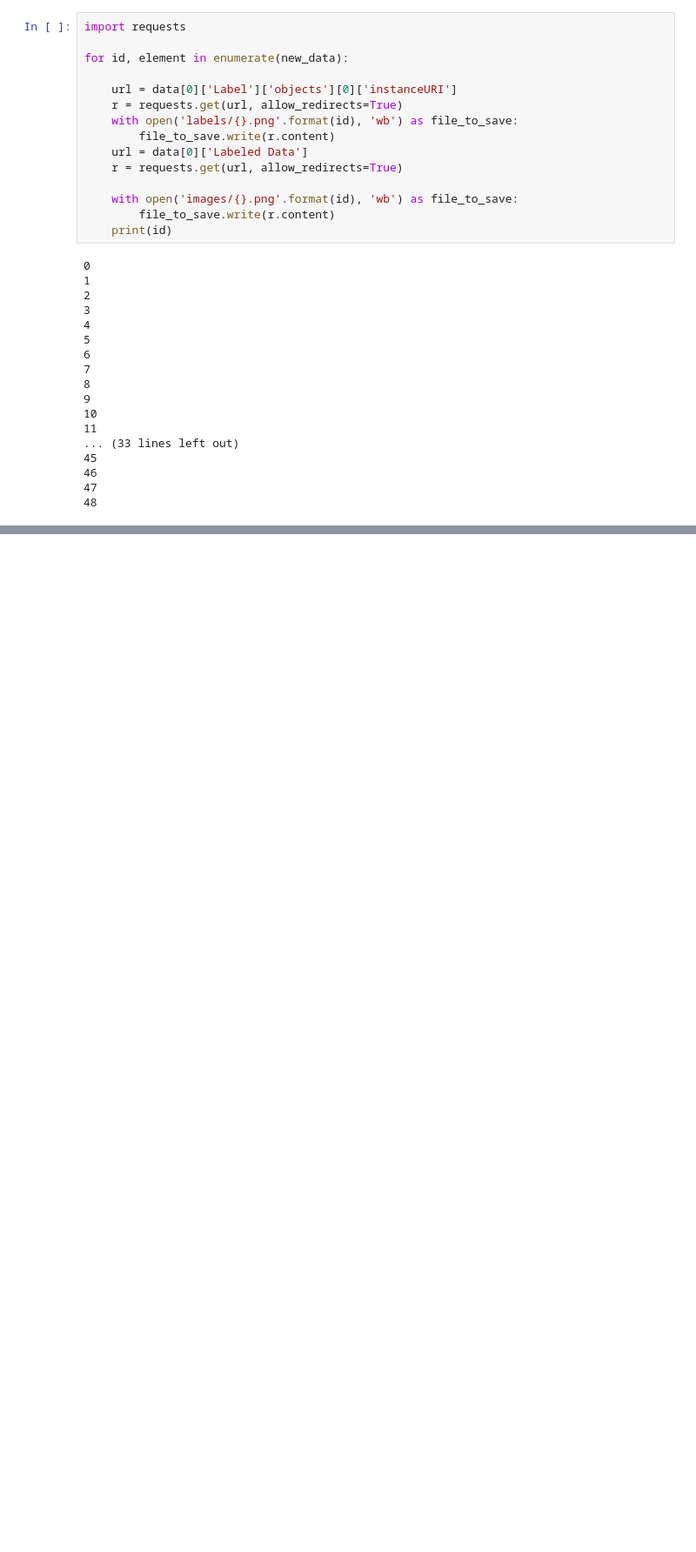
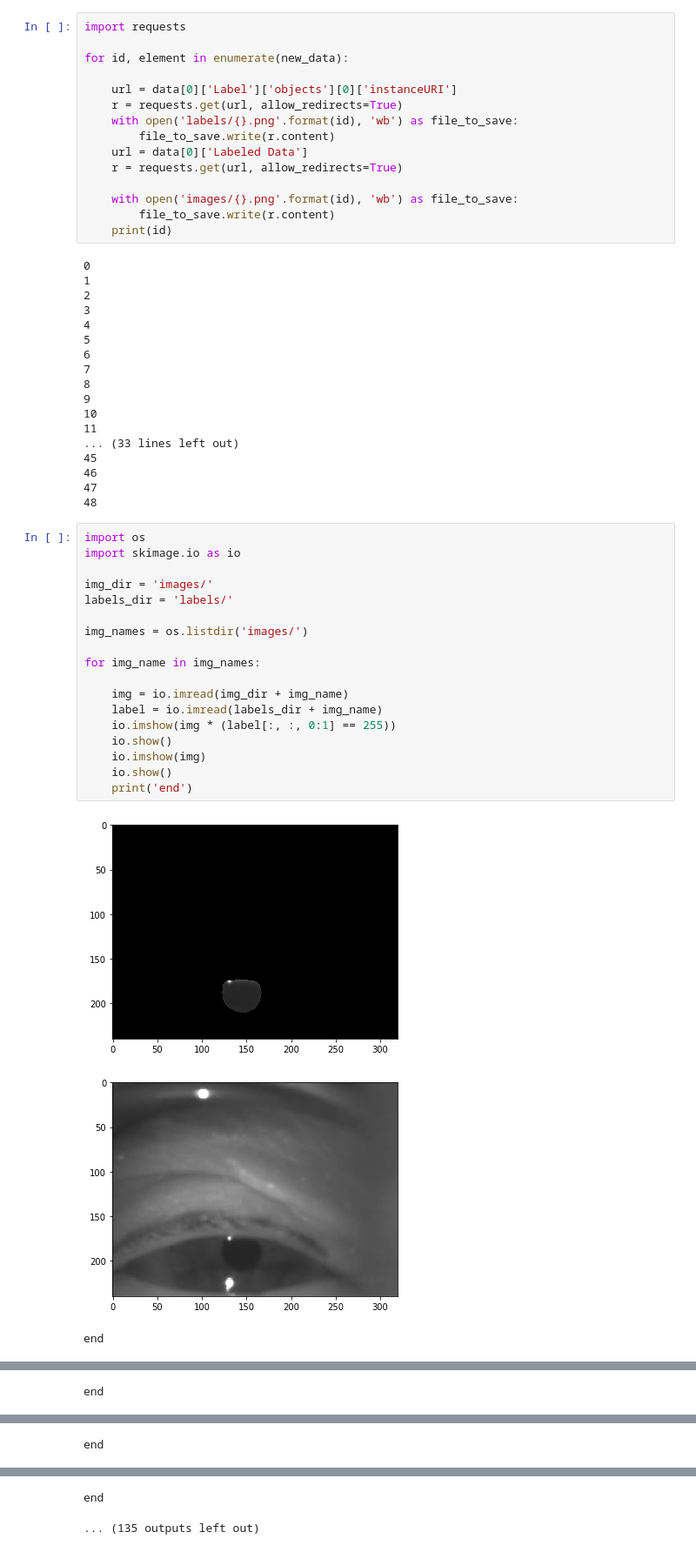
Before and after one commit to warmspringwinds/pink, a Jupyter notebook: preprocess_data.ipynb, the cells around one changed output, grey strips where cells are left out. Shown at 87% size. Drawn from its saved outputs; the diff is of its cells as text; blank space fills up the shorter version.

```diff
--- a/preprocess_data.ipynb
+++ b/preprocess_data.ipynb
@@ -86,3 +86,25 @@ for id, element in enumerate(new_data):
 46
 47
 48
+# %%
+import os
+import skimage.io as io
+
+img_dir = 'images/'
+labels_dir = 'labels/'
+
+img_names = os.listdir('images/')
+
+for img_name in img_names:
+
+    img = io.imread(img_dir + img_name)
+    label = io.imread(labels_dir + img_name)
+    io.imshow(img * (label[:, :, 0:1] == 255))
+    io.show()
+    io.imshow(img)
+    io.show()
+    print('end')
+# %% [output]
+[figure, added]
+[figure, added]
+end
@@ -88,0 +113 @@ for id, element in enumerate(new_data):
+end
@@ -88,0 +116 @@ for id, element in enumerate(new_data):
+end
@@ -88,0 +119,2 @@ for id, element in enumerate(new_data):
+end
+... (135 outputs left out)
```
Also changed, not shown: parts of 1 cell of this notebook.
